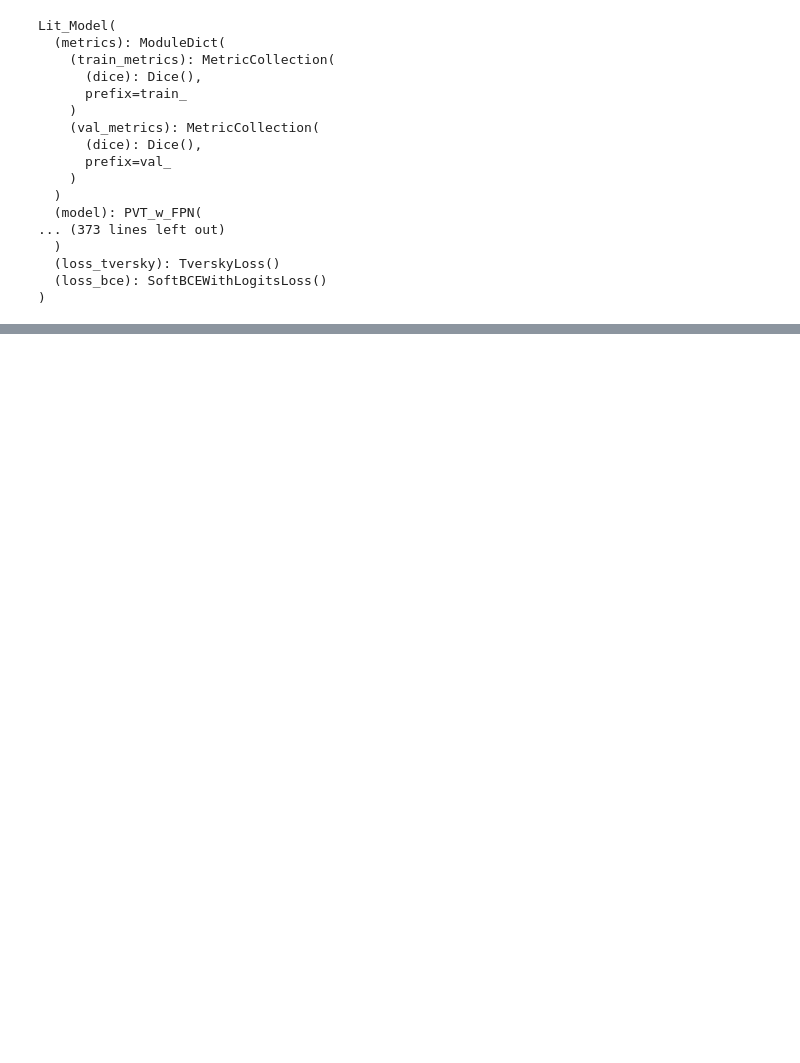
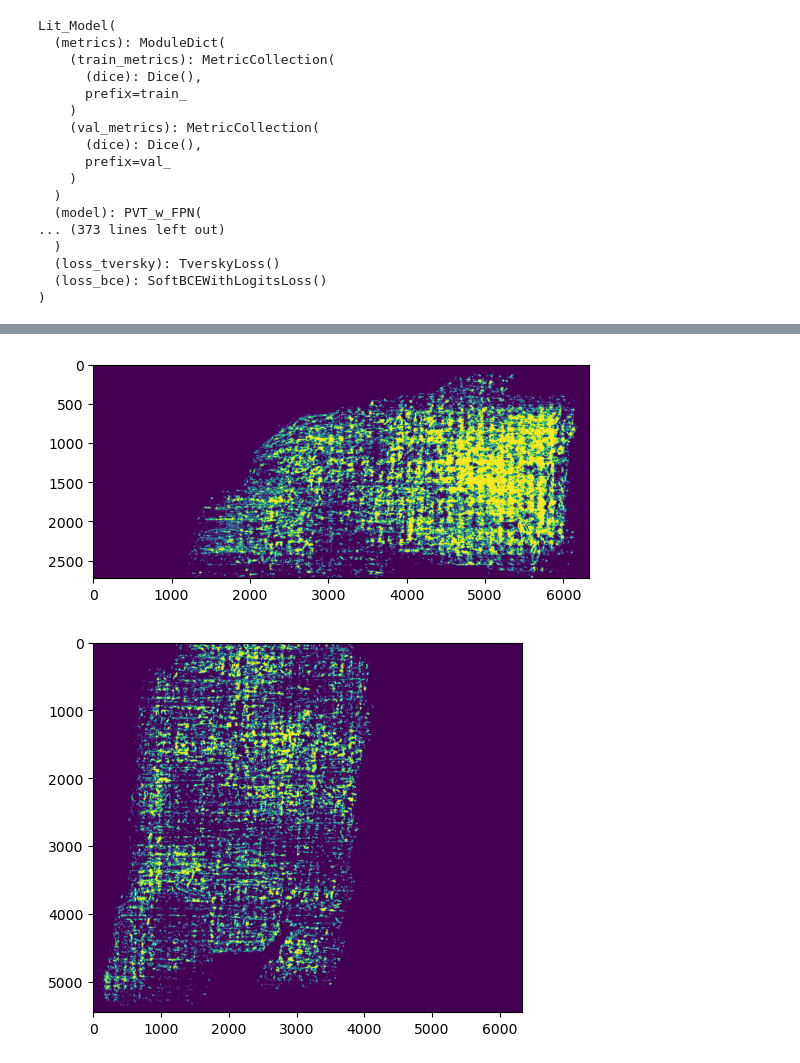
Before and after one commit to gmarus777/VESUVIUS_Challenge, a Jupyter notebook: jupyter notebooks/LOCAL PVT PREDICTIONS.ipynb, the cells around one changed output, grey strips where cells are left out. Drawn from its saved outputs; the diff is of its cells as text; code cells hidden in the pictures; blank space fills up the shorter version.

```diff
--- a/jupyter notebooks/LOCAL PVT PREDICTIONS.ipynb
+++ b/jupyter notebooks/LOCAL PVT PREDICTIONS.ipynb
@@ -431,18 +434,21 @@ mask_count_min: 1.0
 # %%
-THRESHOLD = 0.13
+THRESHOLD = 0.14
 for image in outputs:
     mask_pred = image
     mask_pred = (mask_pred >= THRESHOLD).astype(int)
     plt.imshow(mask_pred)
     plt.show()
 
 
 
 
 
 
 
 
 
     gc.collect()
     torch.cuda.empty_cache()
+# %% [output]
+[figure, added]
+[figure, added]
```
Also changed, not shown: parts of 3 cells of this notebook, 1 other file.
